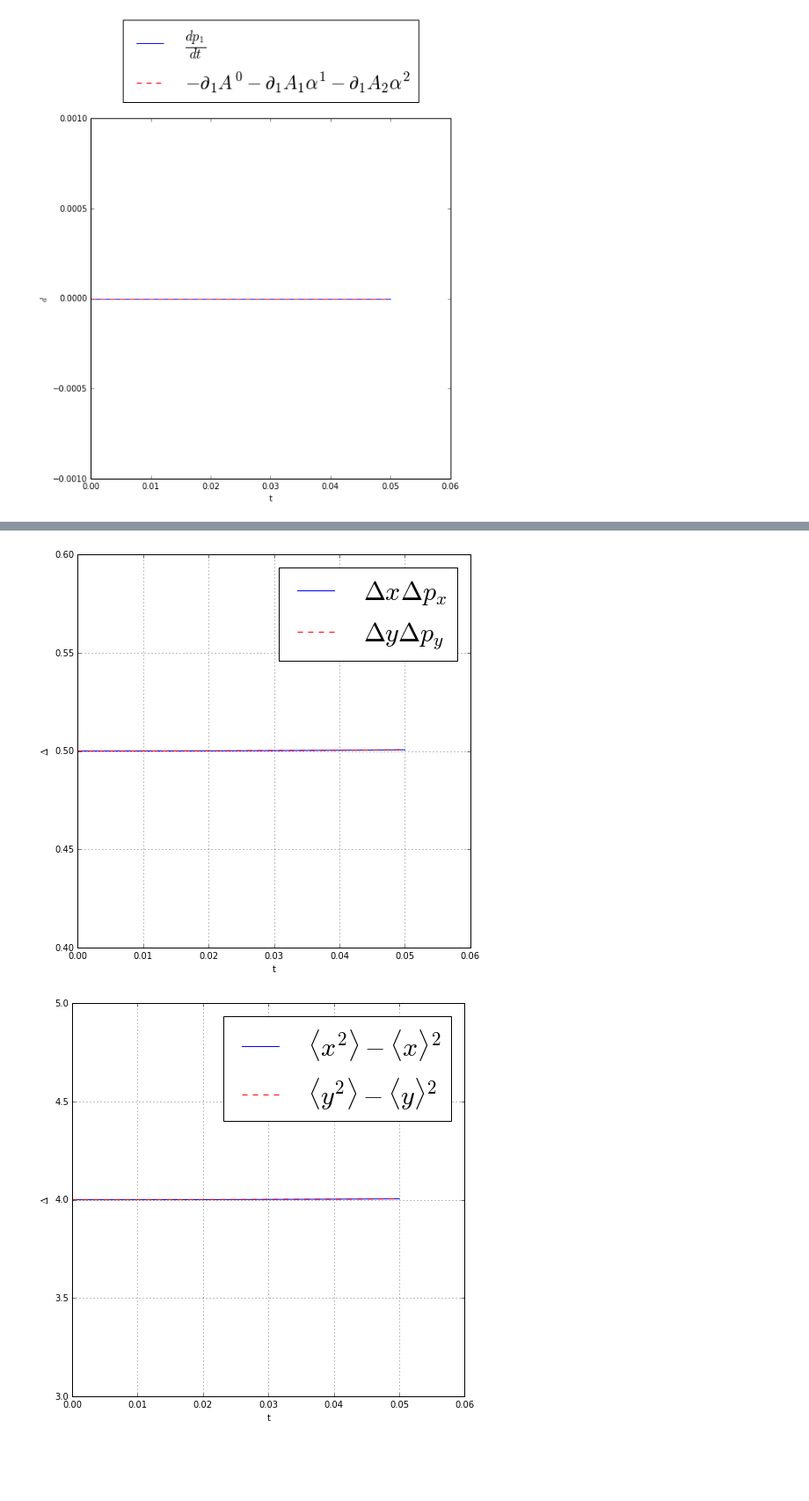
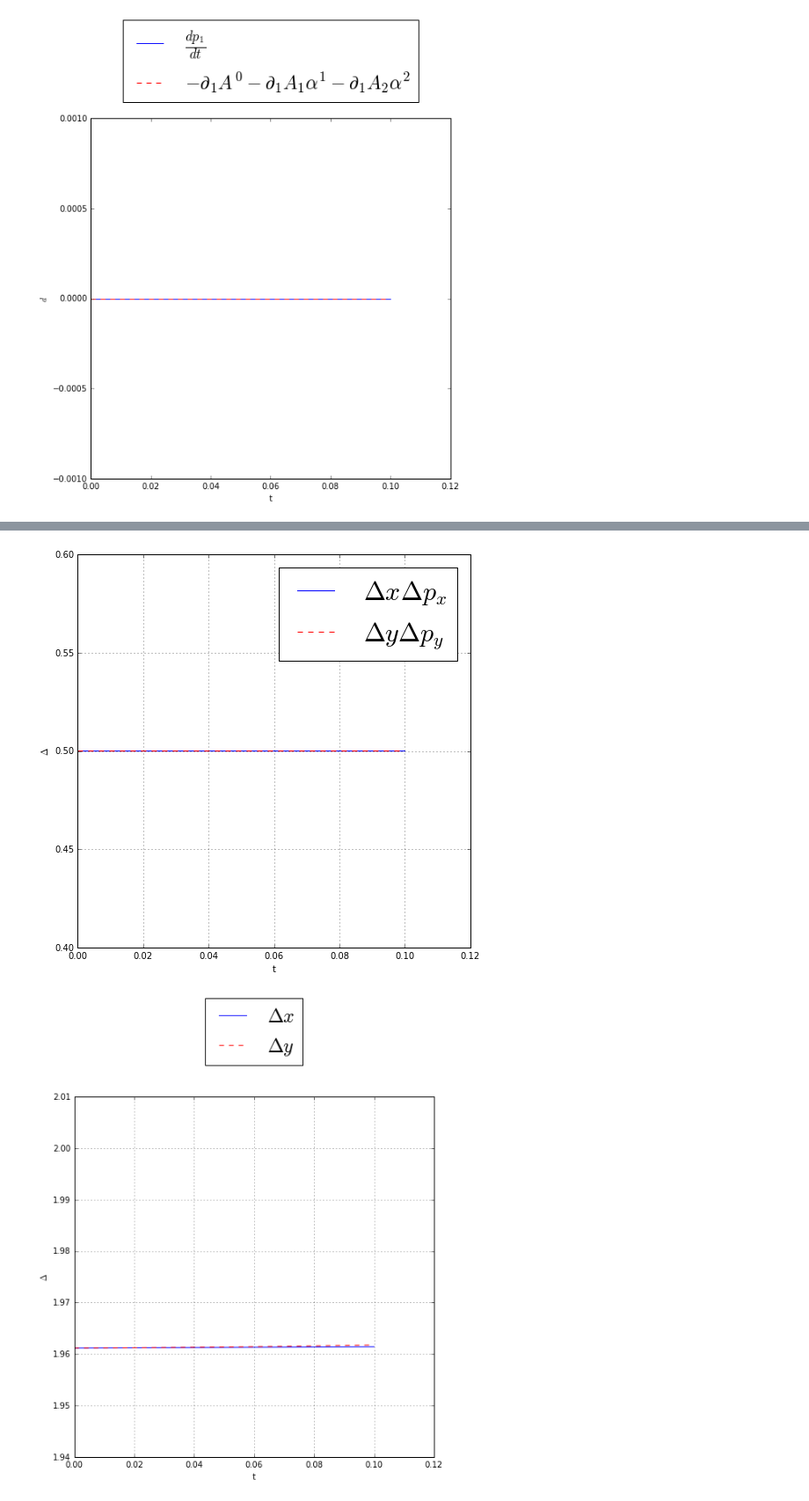
Before and after one commit to cabrer7/PyWignerCUDA2, a Jupyter notebook: instances/WignerDirac4D_64_64/Landao.ipynb, the cells around one changed output, grey strips where cells are left out. Shown at 88% size. Drawn from its saved outputs; the diff is of its cells as text; code cells hidden in the pictures; blank space fills up the shorter version.

```diff
--- a/instances/WignerDirac4D_64_64/Landao.ipynb
+++ b/instances/WignerDirac4D_64_64/Landao.ipynb
@@ -32,14 +32,14 @@ class frame( GPU_WignerDirac4D ):
         self.gridDIM_x   = 64     #axis 3
 
         self.skipFrames = 1
-        self.dt         =   0.005
-        self.timeSteps  =      10
+        self.dt         =   0.01
+        self.timeSteps  =     10
 
         # Phase space window
         self.p_y_amplitude = 2.6;          #axis 0
-        self.y_amplitude   = 14.          #axis 1
-        self.p_x_amplitude = 2.5         #axis 2
-        self.x_amplitude   = 14.        #axis 3
+        self.y_amplitude   = 17.          #axis 1
+        self.p_x_amplitude = 2.6         #axis 2
+        self.x_amplitude   = 17.        #axis 3
 
         # Ambiguity space window
         self.theta_y_amplitude  = 28.    #axis 0
@@ -52,22 +52,22 @@ class frame( GPU_WignerDirac4D ):
         self.HBar    = 1.
 
         self.mass    = 1.
-        self.B       = 0.25
+        self.B       = 0.26
 
 
         self.potential_0_String  = '0.'
-        self.potential_1_String  = '-y*{B}*0.5'.format(B=self.B)
-        self.potential_2_String  = ' x*{B}*0.5'.format(B=self.B)
+        self.potential_1_String  = '-y*{B}/2.'.format(B=self.B)
+        self.potential_2_String  = 'x*{B}/2.'.format(B=self.B)
 
         self.D_1_potential_0_String  = '0.'
         self.D_1_potential_1_String  = '0.'
         self.D_1_potential_2_String  = '{B}*0.5'.format(B=self.B)
 
         # Dephasing
-        self.D_theta_x  = 0.0002
-        self.D_theta_y  = 0.0002
-        self.D_lambda_x = 0.0002
-        self.D_lambda_y = 0.0002
+        self.D_theta_x  = 0.00001
+        self.D_theta_y  = 0.00001
+        self.D_lambda_x = 0.00001
+        self.D_lambda_y = 0.00001
 
         GPU_WignerDirac4D.__init__(self)
 
@@ -542,19 +552,21 @@ plt.ylim(0.4,0.6)
 plt.legend(fontsize=30)
 plt.grid()
 # %% [output]
-[figure, old version]
+[figure, new version]
 # %%
 plt.figure(figsize=(8,8))
 
-plt.plot(instance.timeRange,  instance.average_x_square - instance.average_x**2, label="$\\langle x^2 \\rangle - \\langle x \\rangle^2 $")
-plt.plot(instance.timeRange,  instance.average_y_square - instance.average_y**2, 'r--' , label="$\\langle y^2 \\rangle - \\langle y \\rangle^2 $")
+plt.plot(instance.timeRange, sigma_x ,   label="$\\Delta x $")
+plt.plot(instance.timeRange, sigma_y ,'r--', label="$\\Delta y $")
+
 plt.ylabel("$\\Delta$")
 plt.xlabel("t")
-plt.ylim(3,5)
-plt.legend(fontsize=30)
+plt.ylim(1.99 - 0.05, 2.01 )
+#plt.ylim(1.9 , 2.)
+plt.legend(loc='upper center', bbox_to_anchor=(0.5, 1.3) , fontsize=24)
 plt.grid()
 # %% [output]
-[figure, old version]
+[figure, new version]
 # %%
 plt.figure(figsize=(8,8))
 
```
Also changed, not shown: parts of 20 cells of this notebook.
